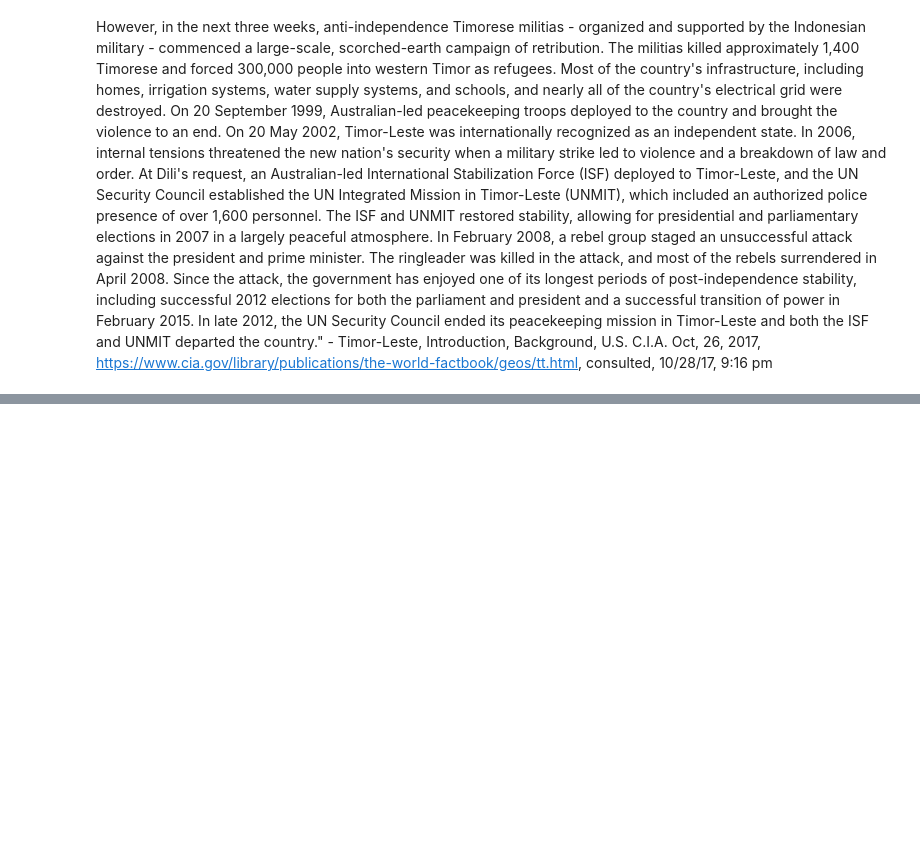
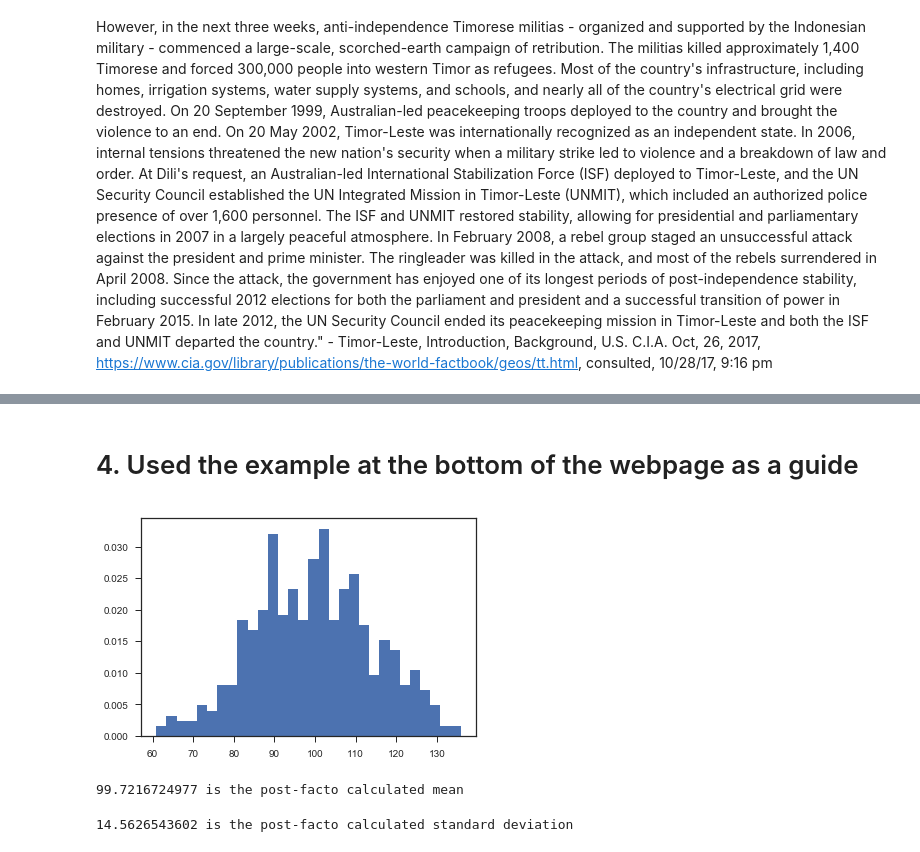
Before and after one commit to paulo-g-martinez/dq1-internet-migration, a Jupyter notebook: data-question-1-jupyter-notebook.ipynb, the cells around one changed output, grey strips where cells are left out. Saved outputs shown, nothing was run; the diff lists cells and outputs as text; code cells hidden in the pictures; blank space fills up the shorter version.

```diff
--- a/data-question-1-jupyter-notebook.ipynb
+++ b/data-question-1-jupyter-notebook.ipynb
@@ -519,0 +603,16 @@ In 2006, internal tensions threatened the new nation's security when a military
+# %% [markdown]
+# 4. Used the example at the bottom of the webpage as a guide
+# %%
+iq_scores_normal = np.random.normal(loc=100.00, scale=15.0000, size=500)
+count, bines, ignored = plt.hist(iq_scores_normal, bins = 30, normed=True)
+plt.show()
+# %% [output]
+[figure, added]
+# %%
+print(np.mean(iq_scores_normal),'is the post-facto calculated mean')
+# %% [output]
+99.7216724977 is the post-facto calculated mean
+# %%
+print(np.std(iq_scores_normal), 'is the post-facto calculated standard deviation')
+# %% [output]
+14.5626543602 is the post-facto calculated standard deviation
```
Also changed, not shown: parts of 12 cells of this notebook.
